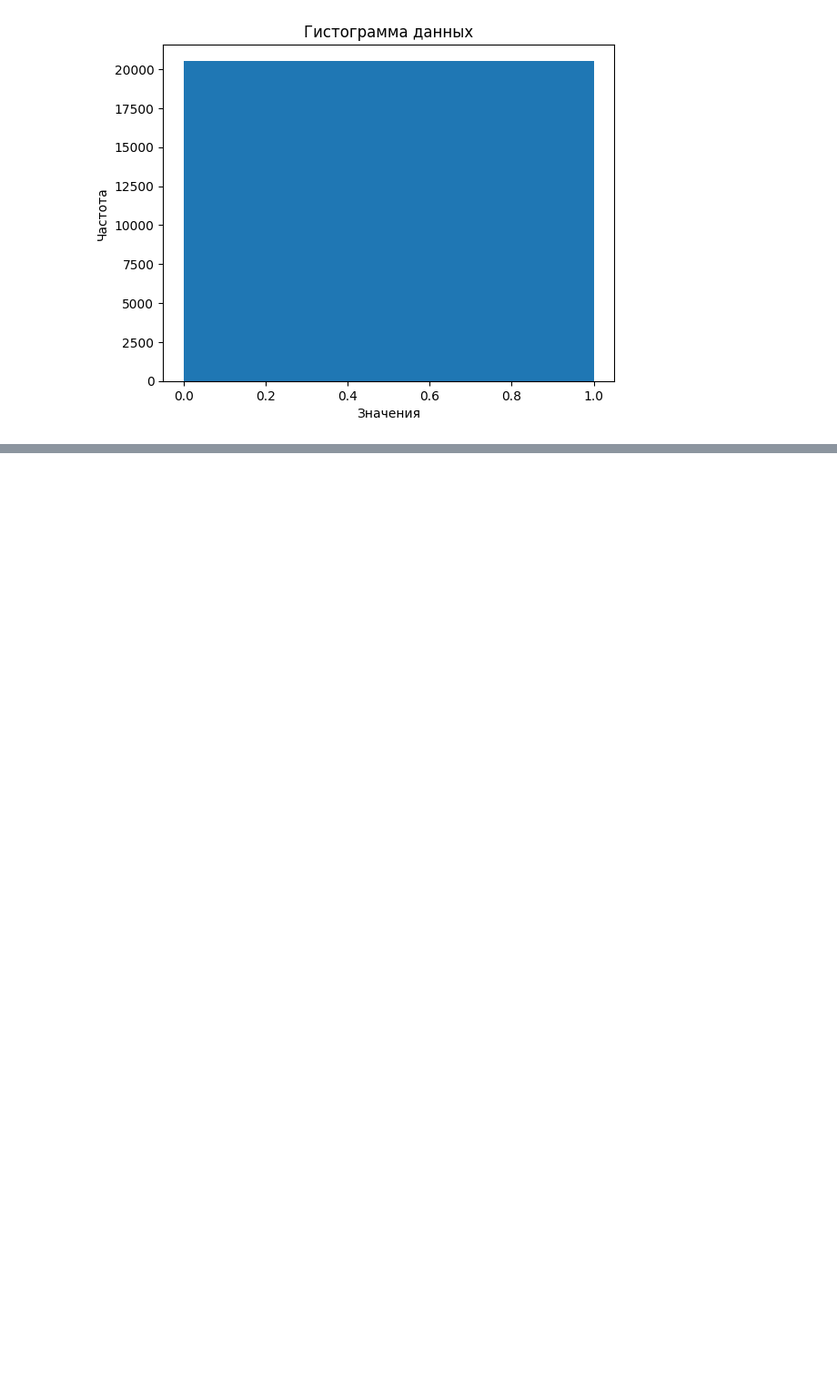
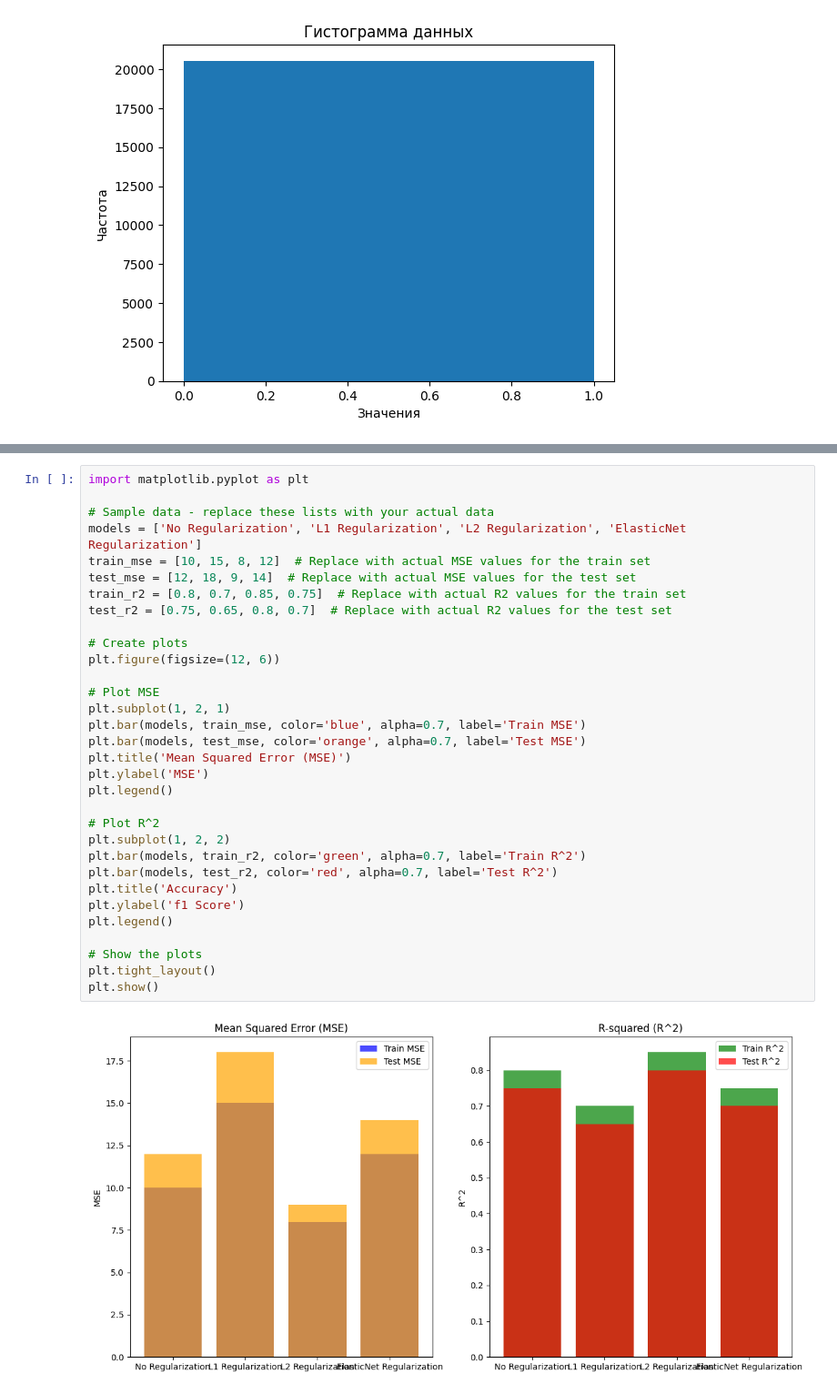
Before and after one commit to Ghostikxd/4.1_labs, a Jupyter notebook: SII/lab2/lab2.ipynb, the cells around one changed output, grey strips where cells are left out. Shown at 91% size. Drawn from its saved outputs; the diff is of its cells as text; blank space fills up the shorter version.

```diff
--- a/SII/lab2/lab2.ipynb
+++ b/SII/lab2/lab2.ipynb
@@ -385 +400,35 @@ Accuracy_ElasticNet_test: 0.6258154025898159
+# %%
+import matplotlib.pyplot as plt
+
+# Sample data - replace these lists with your actual data
+models = ['No Regularization', 'L1 Regularization', 'L2 Regularization', 'ElasticNet Regularization']
+train_mse = [10, 15, 8, 12]  # Replace with actual MSE values for the train set
+test_mse = [12, 18, 9, 14]  # Replace with actual MSE values for the test set
+train_r2 = [0.8, 0.7, 0.85, 0.75]  # Replace with actual R2 values for the train set
+test_r2 = [0.75, 0.65, 0.8, 0.7]  # Replace with actual R2 values for the test set
+
+# Create plots
+plt.figure(figsize=(12, 6))
+
+# Plot MSE
+plt.subplot(1, 2, 1)
+plt.bar(models, train_mse, color='blue', alpha=0.7, label='Train MSE')
+plt.bar(models, test_mse, color='orange', alpha=0.7, label='Test MSE')
+plt.title('Mean Squared Error (MSE)')
+plt.ylabel('MSE')
+plt.legend()
+
+# Plot R^2
+plt.subplot(1, 2, 2)
+plt.bar(models, train_r2, color='green', alpha=0.7, label='Train R^2')
+plt.bar(models, test_r2, color='red', alpha=0.7, label='Test R^2')
+plt.title('Accuracy')
+plt.ylabel('f1 Score')
+plt.legend()
+
+# Show the plots
+plt.tight_layout()
+plt.show()
+# %% [output]
+[figure, added]
 # %%
```
Also changed, not shown: parts of 2 cells of this notebook.
